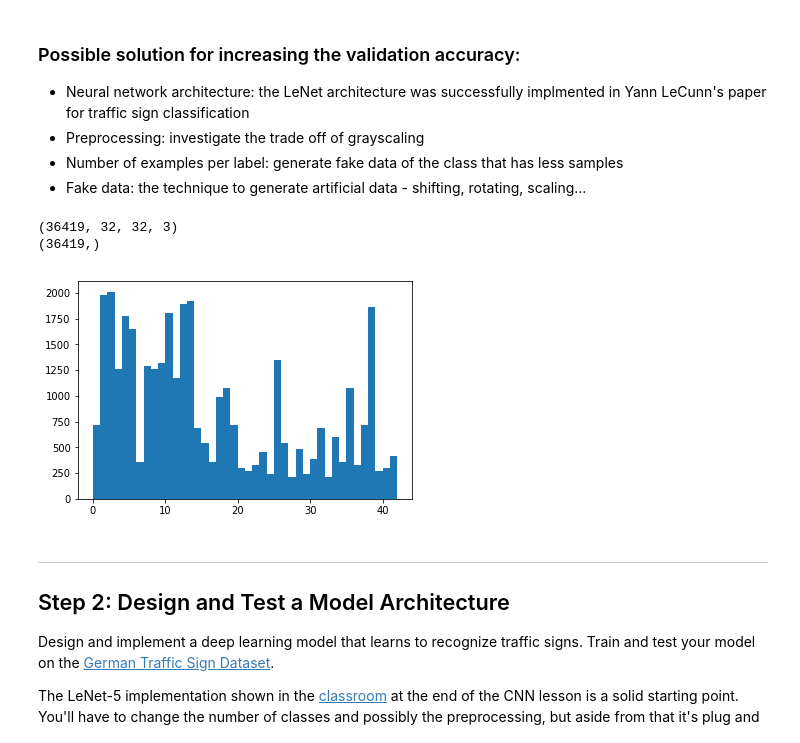
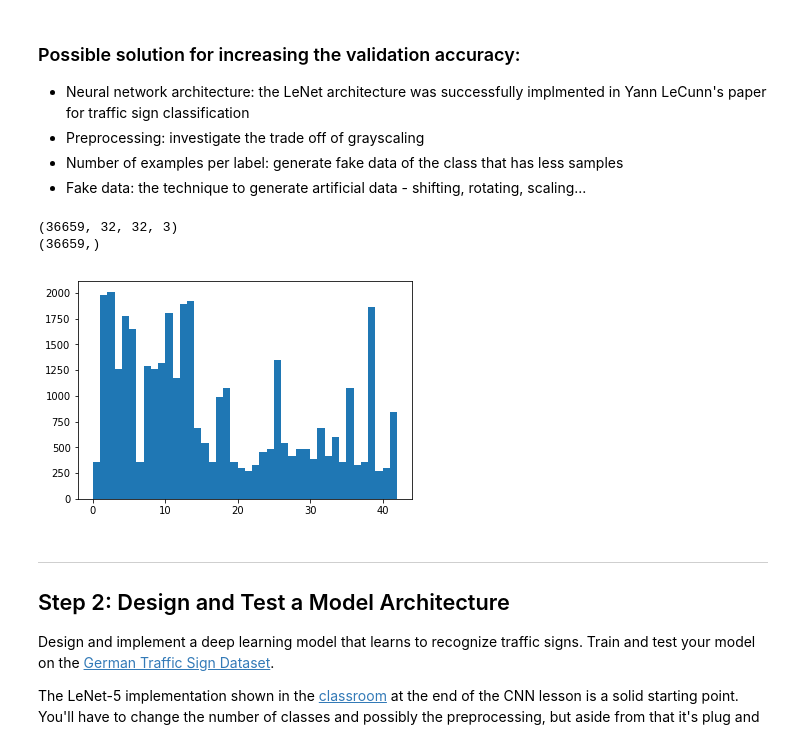
Before and after one commit to weihunko/CarND-Traffic-Sign-Classifier-Project, a Jupyter notebook: Traffic_Sign_Classifier.ipynb, the cells around one changed output. Cells and saved outputs as stored; diff of their text form; code cells hidden in the pictures.

```diff
--- a/Traffic_Sign_Classifier.ipynb
+++ b/Traffic_Sign_Classifier.ipynb
@@ -58,7 +58,7 @@ for i in range(len(y_train)):
 y_less_c = []
 for key, value in sorted(y_label_dict.items(), key=lambda item: item[1]):
     print("%s: %s" % (key, value))
-    if value < 210:
+    if value < 250:
         y_less_c.append(key)
 print(y_less_c)
 # %% [output]
@@ -169,40 +171,40 @@ plt.show()
 
 def image_shifting(img, shift_p):
     (rows, cols) = img.shape[:2]
     M = np.float32([[1, 0, shift_p], [0, 1, shift_p]])
     return cv2.warpAffine(img, M, (cols, rows))
 
 def image_rotation(img, angle):
     (rows, cols) = img.shape[:2]
     M = cv2.getRotationMatrix2D((cols / 2, rows / 2), angle, 1)
     return cv2.warpAffine(img, M, (cols, rows))
 
 def append_class(X_data, y_data, n_class, angle, shift):
     X_n_class = X_data[y_data == n_class]
     y_n_class = y_data[y_data == n_class]
-#     for i in range(len(X_n_class)):
-#         X_n_class[i] = image_rotation(X_n_class[i], angle)
-#         X_n_class[i] = image_shifting(X_n_class[i], shift)
-    # X_append = np.concatenate((X_train, X_n_class))
+    for i in range(len(X_n_class)):
+        X_n_class[i] = image_rotation(X_n_class[i], angle)
+        X_n_class[i] = image_shifting(X_n_class[i], shift)
+
     return np.vstack((X_data, X_n_class)), np.append(y_data, y_n_class)
 
 for n_c in y_less_c:
     X_train, y_train = append_class(X_train, y_train, n_c, 15, 4)
 
 print(X_train.shape)
 print(y_train.shape)
 
 fig, ax1 = plt.subplots(1, 1)
 bins = range(n_classes)
 ax1.hist(y_train, bins)
 plt.show()
 
 # TODO: Number of training examples
 n_train = len(X_train)
 # %% [output]
-(36419, 32, 32, 3)
-(36419,)
+(36659, 32, 32, 3)
+(36659,)
-[figure, old version]
+[figure, new version]
 # %% [markdown]
 ----
 
```
Also changed, not shown: parts of 12 cells of this notebook, 14 other files.
